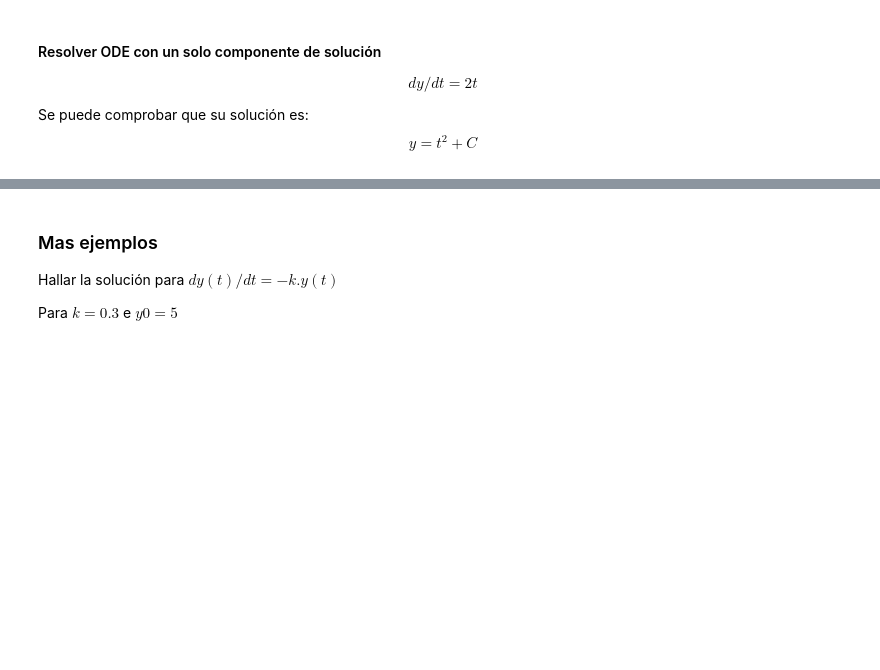
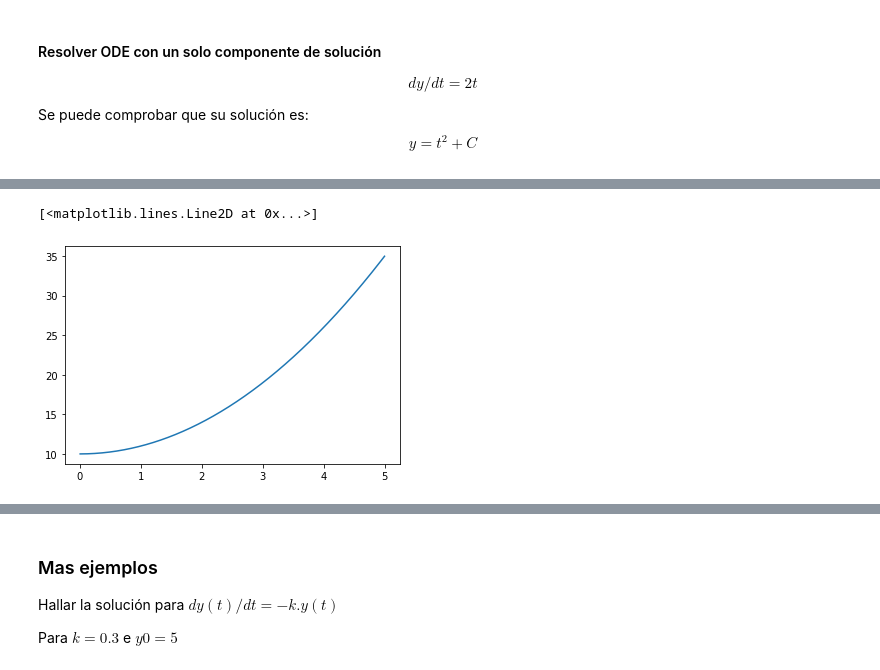
Before and after one commit to cpp-review-dune/python, a Jupyter notebook: src/pit/Ecuaciones Diferenciales.ipynb, the cells around one changed output, grey strips where cells are left out. Cells and saved outputs as stored; diff of their text form; code cells hidden in the pictures; blank space fills up the shorter version.

```diff
--- a/src/pit/Ecuaciones Diferenciales.ipynb
+++ b/src/pit/Ecuaciones Diferenciales.ipynb
@@ -57,0 +99,7 @@ def f1(t,y):
+# %%
+# cotas desde 0 a 5, y0 = 10, usar funcion f1, 1000 ptos
+tr, yr = Euler(0, 5, 10, f1, 1000)  # solucion y = t^2 + 10
+plt.plot(tr, yr)
+# %% [output]
+[<matplotlib.lines.Line2D at 0x...>]
+[figure, added]
```
Also changed, not shown: parts of 19 cells of this notebook, 5 other files.
